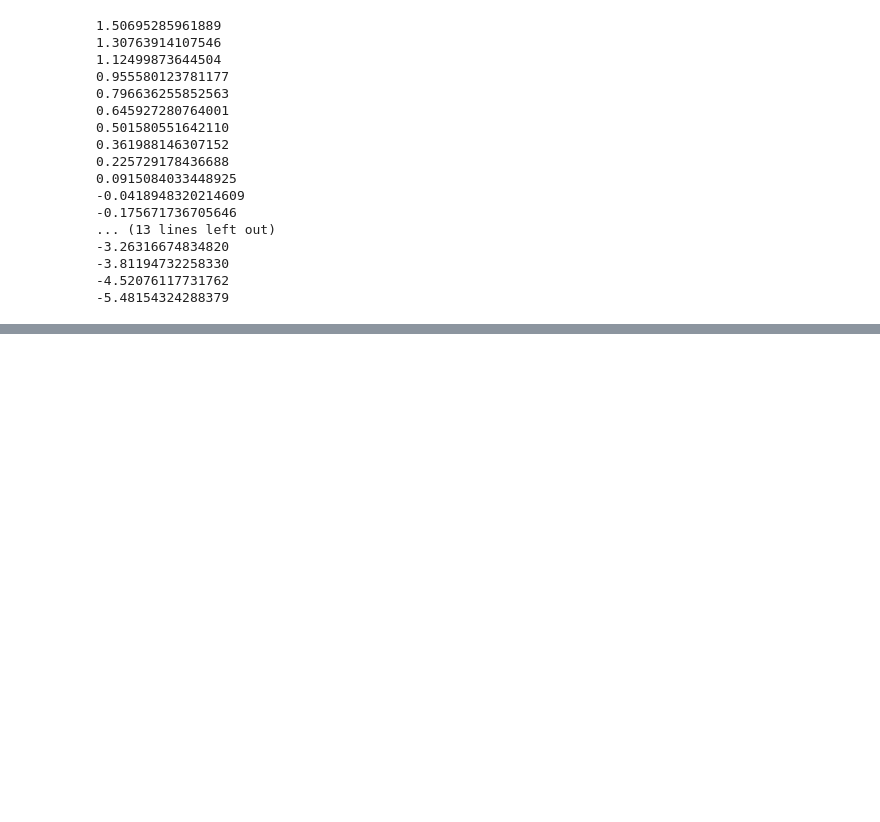
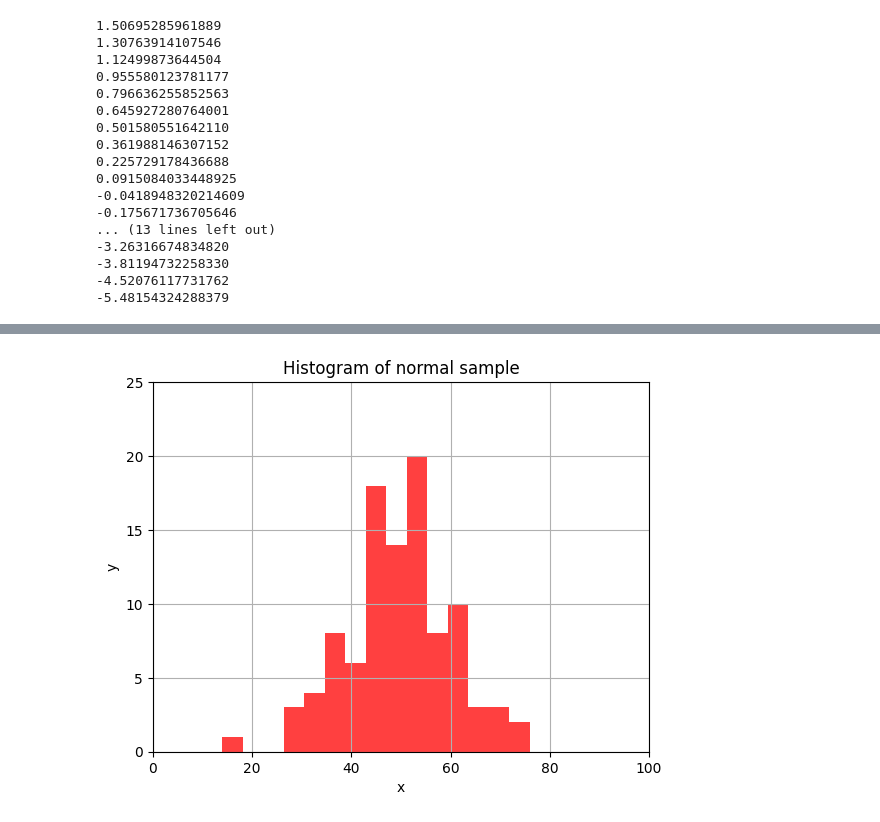
Before and after one commit to MaksimSmolenkov/3, a Jupyter notebook: практикум4.ipynb, the cells around one changed output, grey strips where cells are left out. Drawn from its saved outputs; the diff is of its cells as text; code cells hidden in the pictures; blank space fills up the shorter version.

```diff
--- a/практикум4.ipynb
+++ b/практикум4.ipynb
@@ -56,0 +74,13 @@ plt.show()
+# %%
+#4.2
+plt.hist(normal_sample, 15, facecolor='r', alpha=0.75)
+
+plt.xlabel('x')
+plt.ylabel('y')
+plt.title('Histogram of normal sample')
+
+plt.axis([0, 100, 0, 25])
+plt.grid(True)
+plt.show()
+# %% [output]
+[figure, added]
```
Also changed, not shown: parts of 5 cells of this notebook.
